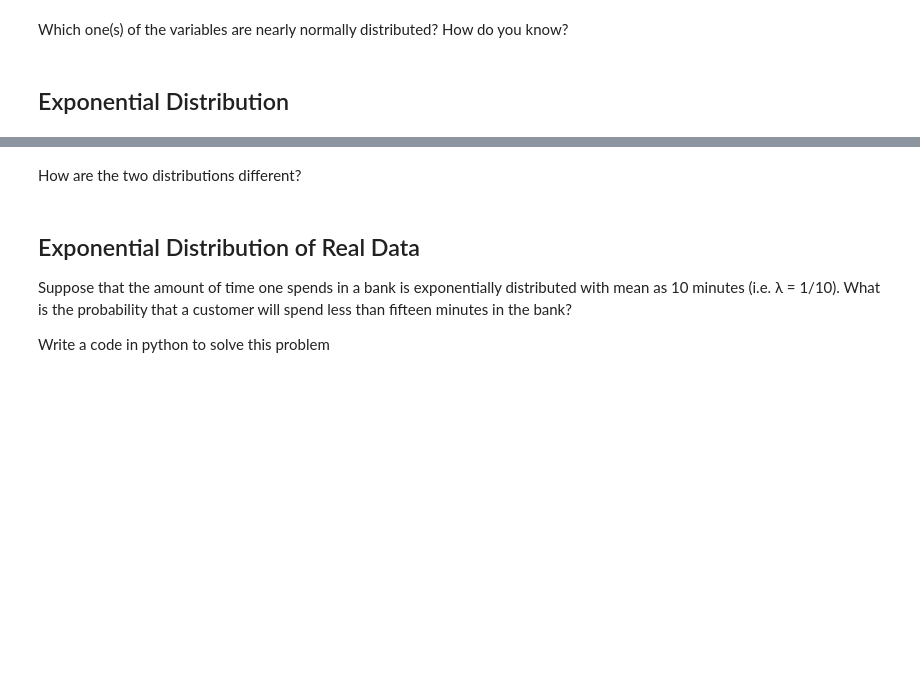
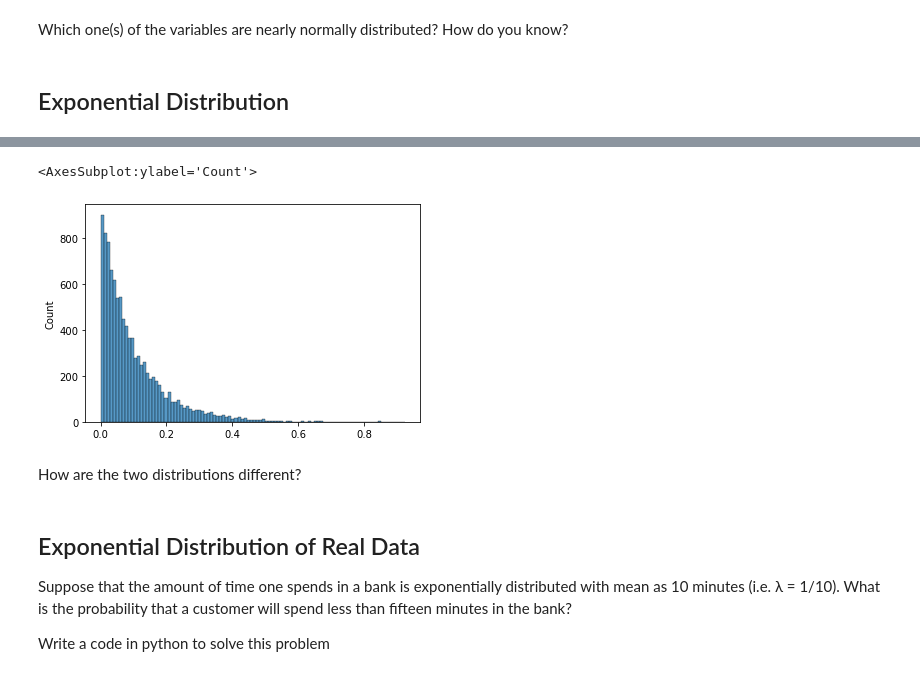
Before and after one commit to Ironhack-Data-Madrid-Agosto-2021/lab-continuous-probability-distributions, a Jupyter notebook: your-code/main.ipynb, the cells around one changed output, grey strips where cells are left out. Drawn from its saved outputs; the diff is of its cells as text; code cells hidden in the pictures; blank space fills up the shorter version.

```diff
--- a/your-code/main.ipynb
+++ b/your-code/main.ipynb
@@ -221,2 +230,7 @@ def random_exp(mu,count):
+# %%
+sns.histplot(x=set_b, bins=100)
+# %% [output]
+<AxesSubplot:ylabel='Count'>
+[figure, added]
 # %% [markdown]
 How are the two distributions different?
```
Also changed, not shown: parts of 13 cells of this notebook.
